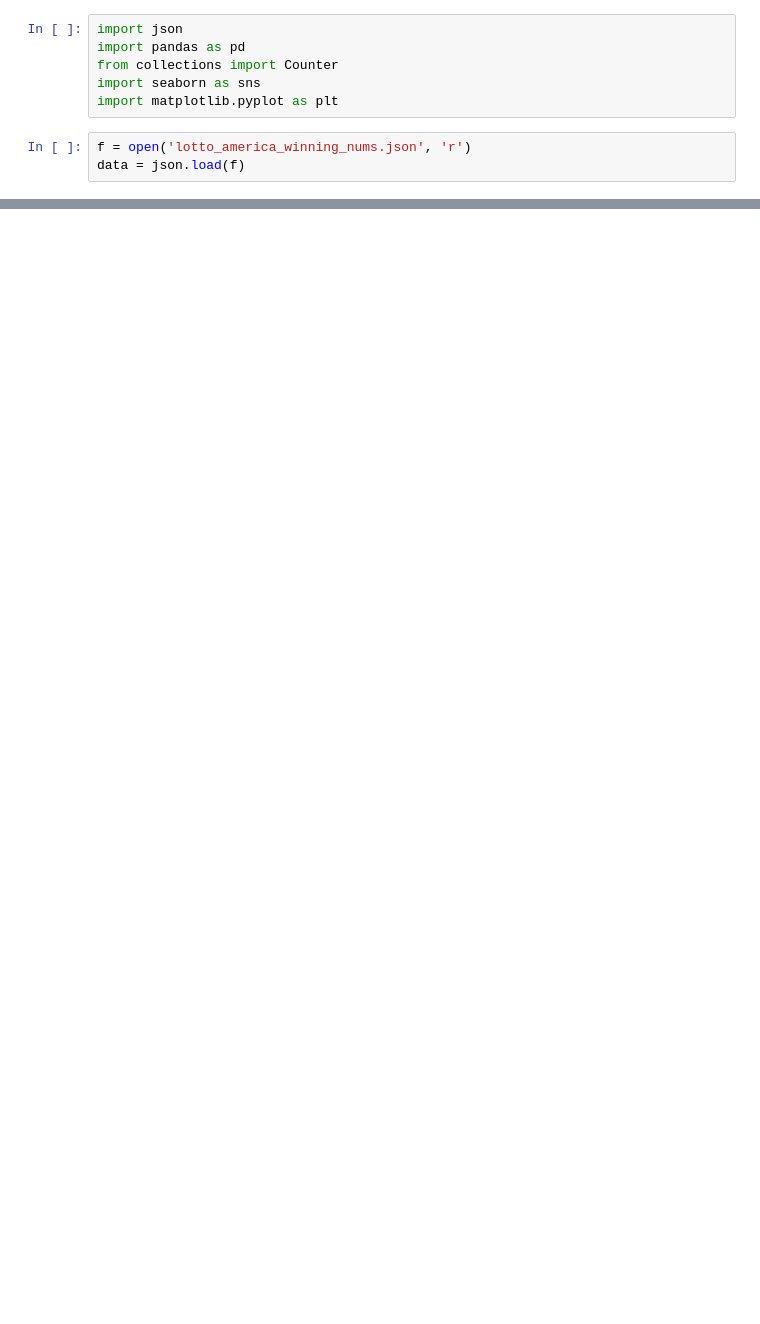
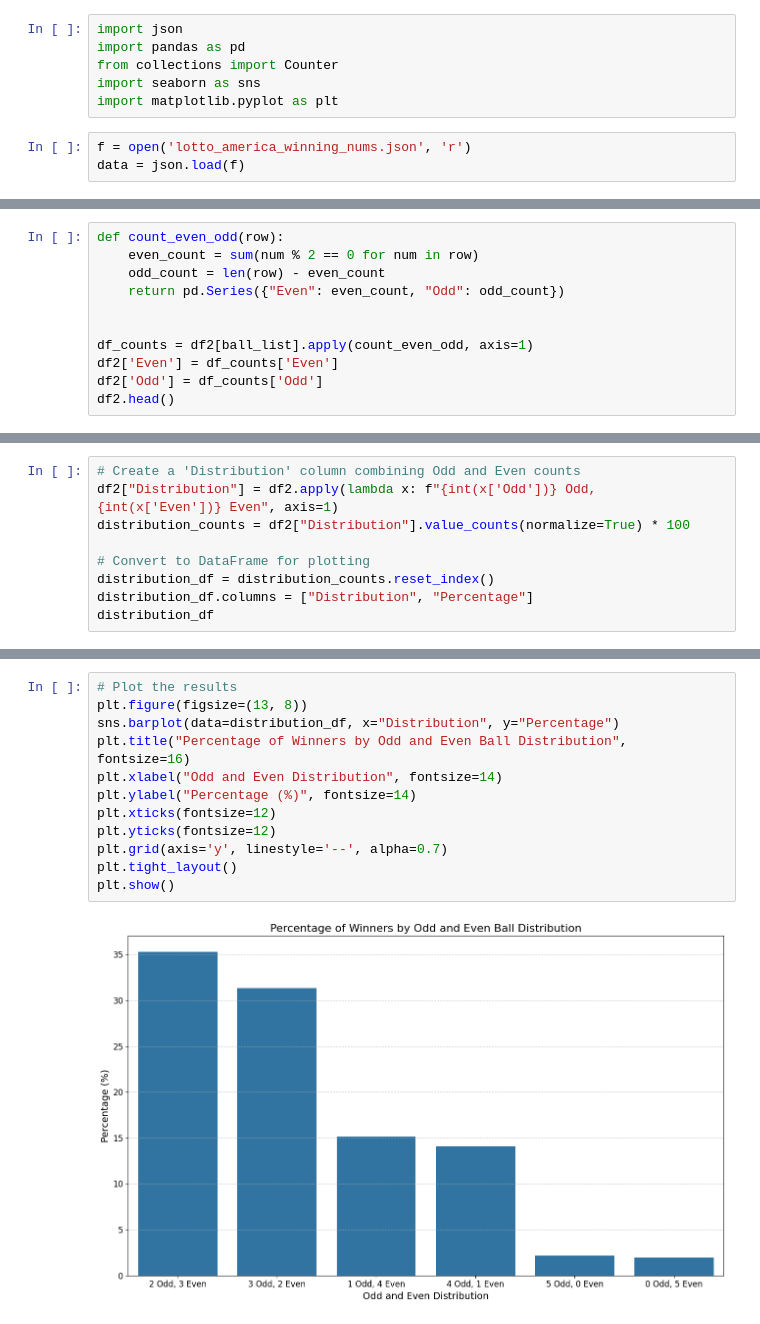
Before and after one commit to Agent-Diamonds/LottoAmericaDataFun, a Jupyter notebook: LottoAmerica.ipynb, the cells around one changed output, grey strips where cells are left out. Drawn from its saved outputs; the diff is of its cells as text; blank space fills up the shorter version.

Commit message:
Add even/odd distribution

```diff
--- a/LottoAmerica.ipynb
+++ b/LottoAmerica.ipynb
@@ -65,0 +84,11 @@ plt.show()
+# %%
+def count_even_odd(row):
+    even_count = sum(num % 2 == 0 for num in row)
+    odd_count = len(row) - even_count
+    return pd.Series({"Even": even_count, "Odd": odd_count})
+
+
+df_counts = df2[ball_list].apply(count_even_odd, axis=1)
+df2['Even'] = df_counts['Even']
+df2['Odd'] = df_counts['Odd']
+df2.head()
@@ -65,0 +102,9 @@ plt.show()
+# %%
+# Create a 'Distribution' column combining Odd and Even counts
+df2["Distribution"] = df2.apply(lambda x: f"{int(x['Odd'])} Odd, {int(x['Even'])} Even", axis=1)
+distribution_counts = df2["Distribution"].value_counts(normalize=True) * 100
+
+# Convert to DataFrame for plotting
+distribution_df = distribution_counts.reset_index()
+distribution_df.columns = ["Distribution", "Percentage"]
+distribution_df
@@ -65,0 +119,14 @@ plt.show()
+# %%
+# Plot the results
+plt.figure(figsize=(13, 8))
+sns.barplot(data=distribution_df, x="Distribution", y="Percentage")
+plt.title("Percentage of Winners by Odd and Even Ball Distribution", fontsize=16)
+plt.xlabel("Odd and Even Distribution", fontsize=14)
+plt.ylabel("Percentage (%)", fontsize=14)
+plt.xticks(fontsize=12)
+plt.yticks(fontsize=12)
+plt.grid(axis='y', linestyle='--', alpha=0.7)
+plt.tight_layout()
+plt.show()
+# %% [output]
+[figure, added]
```
Also changed, not shown: parts of 6 cells of this notebook.
